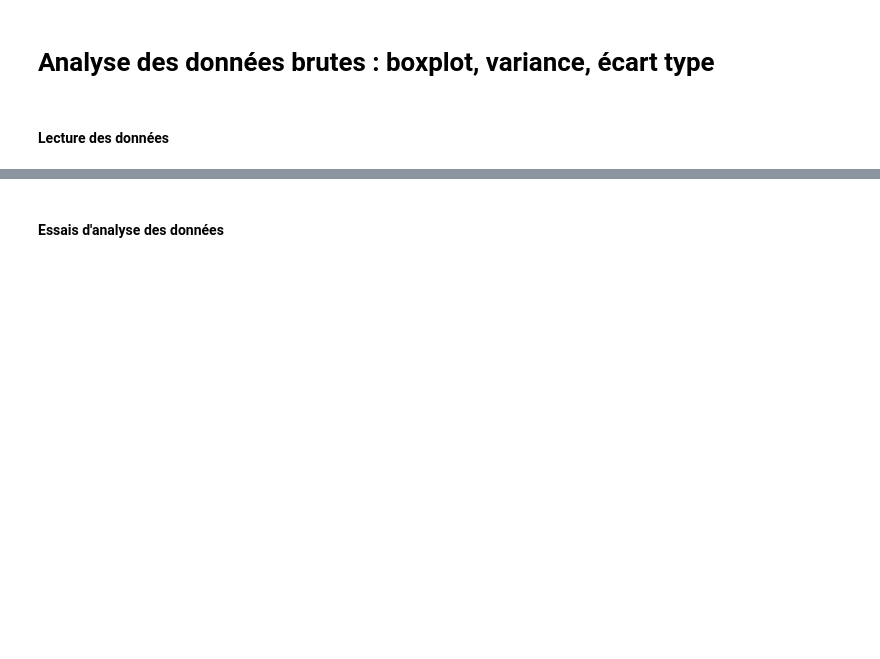
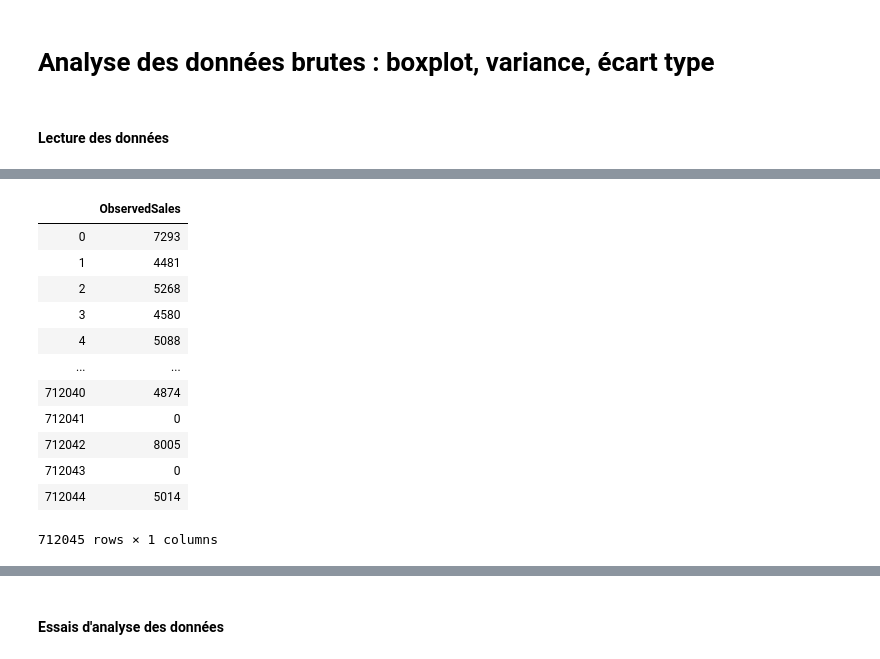
Before and after one commit to Arnofnr/ProjectBigDataCertif, a Jupyter notebook: SalesPredictionFelix.ipynb, the cells around one changed output, grey strips where cells are left out. Saved outputs shown, nothing was run; the diff lists cells and outputs as text; code cells hidden in the pictures; blank space fills up the shorter version.

```diff
--- a/SalesPredictionFelix.ipynb
+++ b/SalesPredictionFelix.ipynb
@@ -60,0 +46,66 @@ augmented_data_df.head()
+# %%
+# EXTRA DATA
+extra_data_file = "store_extra_data.csv"
+extra_data_df = pd.read_csv(extra_data_file ,sep=",",skiprows=1,na_filter=False,header=None, names = ["Store", "StoreType", "Assortment", "CompetitionDistance", "CompetitionOpenSinceMonth", "CompetitionOpenSinceYear", "Promo2", "Promo2SinceWeek","Promo2SinceYear","PromoInterval"])
+extra_data_df["StoreType"]=extra_data_df["StoreType"].map({'a' : 1, 'b' : 3, 'c' : 3, 'd' : 4})
+extra_data_df["Assortment"]=extra_data_df["Assortment"].map({'a' : 1, 'b' : 2, 'c' : 3, 'd' : 4})
+extra_data_df["CompetitionDistance"] = pd.to_numeric(extra_data_df["CompetitionDistance"])
+extra_data_df["CompetitionOpenSinceMonth"] = pd.to_numeric(extra_data_df["CompetitionOpenSinceMonth"])
+extra_data_df["CompetitionOpenSinceYear"] = pd.to_numeric(extra_data_df["CompetitionOpenSinceYear"])
+extra_data_df["Promo2SinceWeek"] = pd.to_numeric(extra_data_df["Promo2SinceWeek"])
+extra_data_df["Promo2SinceYear"] = pd.to_numeric(extra_data_df["Promo2SinceYear"])
+del extra_data_df["PromoInterval"]
+extra_data_df.head()
+
+# Train data (reste à convertir PromoInterval)
+augmented_data_df = train_data_df.merge(extra_data_df,left_on='ID', right_on='Store')
+#augmented_data_df["StoreType"]=augmented_data_df["StoreType"].map({'a' : 1, 'b' : 3, 'c' : 3, 'd' : 4})
+#augmented_data_df["Assortment"]=augmented_data_df["Assortment"].map({'a' : 1, 'b' : 2, 'c' : 3, 'd' : 4})
+#augmented_data_df["CompetitionDistance"] = pd.to_numeric(augmented_data_df["CompetitionDistance"])
+#augmented_data_df["CompetitionOpenSinceMonth"] = pd.to_numeric(augmented_data_df["CompetitionOpenSinceMonth"])
+#augmented_data_df["CompetitionOpenSinceYear"] = pd.to_numeric(augmented_data_df["CompetitionOpenSinceYear"])
+#augmented_data_df["Promo2SinceWeek"] = pd.to_numeric(augmented_data_df["Promo2SinceWeek"])
+#augmented_data_df["Promo2SinceYear"] = pd.to_numeric(augmented_data_df["Promo2SinceYear"])
+#del augmented_data_df["PromoInterval"] #=augmented_data_df["PromoInterval"].map({'Jan' : 1,.....'b' : 1, 'c' : 2, 'd' : 3})
+augmented_data_df.fillna(0, inplace=True)
+del augmented_data_df["Store"]
+#augmented_data_df.head()
+#augmented_data_df.dtypes
+
+# Solutions data (pour les mettre dans le même ordre que le augmented_data_df)
+df_full_train=pd.concat([train_data_df,train_solutions_df],axis=1)
+augmented_solutions_df = df_full_train.merge(extra_data_df,left_on='ID', right_on='Store')
+del augmented_solutions_df["State_Holiday"]
+del augmented_solutions_df["Month"]
+del augmented_solutions_df["Day_of_month"]
+del augmented_solutions_df["Year"]
+del augmented_solutions_df["StoreType"]
+del augmented_solutions_df["Assortment"]
+del augmented_solutions_df["CompetitionDistance"]
+del augmented_solutions_df["CompetitionOpenSinceMonth"]
+del augmented_solutions_df["CompetitionOpenSinceYear"]
+del augmented_solutions_df["Promo2SinceWeek"]
+del augmented_solutions_df["Promo2SinceYear"]
+del augmented_solutions_df["Day"]
+del augmented_solutions_df["Number_of_Customers"]
+del augmented_solutions_df["Open"]
+del augmented_solutions_df["Promo"]
+del augmented_solutions_df["School_Holiday"]
+del augmented_solutions_df["Store"]
+del augmented_solutions_df["Promo2"]
+del augmented_solutions_df["ID"]
+augmented_solutions_df
+# %% [output]
+|  | ObservedSales |
+| 0 | 7293 |
+| 1 | 4481 |
+| 2 | 5268 |
+| 3 | 4580 |
+| 4 | 5088 |
+| ... | ... |
+| 712040 | 4874 |
+| 712041 | 0 |
+| 712042 | 8005 |
+| 712043 | 0 |
+| 712044 | 5014 |
+712045 rows × 1 columns
```
Also changed, not shown: parts of 12 cells of this notebook.
